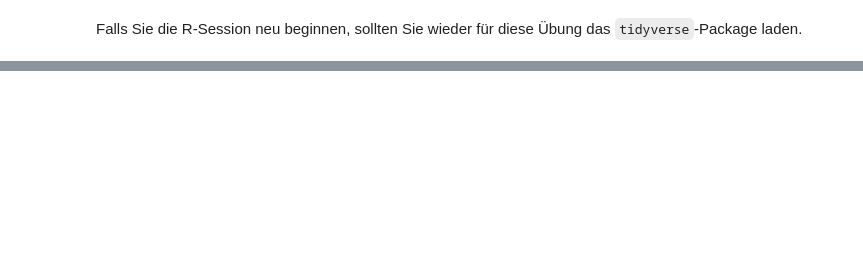
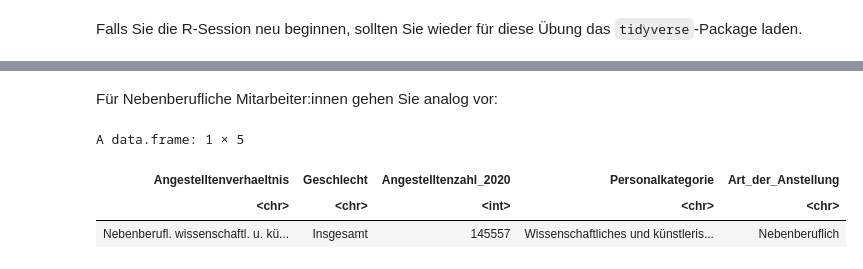
Before and after one commit to SchenbergZY/Tabelle-Fallstudie-1, a Jupyter notebook: notebook/R_Übung_Reprodu.ipynb, the cells around one changed output, grey strips where cells are left out. Saved outputs shown, nothing was run; the diff lists cells and outputs as text; code cells hidden in the pictures; blank space fills up the shorter version.

```diff
--- a/notebook/R_Übung_Reprodu.ipynb
+++ b/notebook/R_Übung_Reprodu.ipynb
@@ -79,0 +125,12 @@ library(tidyverse)
+# %% [markdown]
+Für Nebenberufliche Mitarbeiter:innen gehen Sie analog vor:
+# %%
+Nebenberuflich_Insgesamt <- filter(Tabellendaten, Tabellendaten$Angestelltenverhaeltnis == "Nebenberufl. wissenschaftl. u. künstler. Personal" & Tabellendaten$Geschlecht == "Insgesamt")
+
+#Wert anzeigen lassen
+Nebenberuflich_Insgesamt
+# %% [output]
+A data.frame: 1 × 5
+| Angestelltenverhaeltnis | Geschlecht | Angestelltenzahl_2020 | Personalkategorie | Art_der_Anstellung |
+| <chr> | <chr> | <int> | <chr> | <chr> |
+| Nebenberufl. wissenschaftl. u. kü... | Insgesamt | 145557 | Wissenschaftliches und künstleris... | Nebenberuflich |
```
Also changed, not shown: parts of 29 cells of this notebook.
